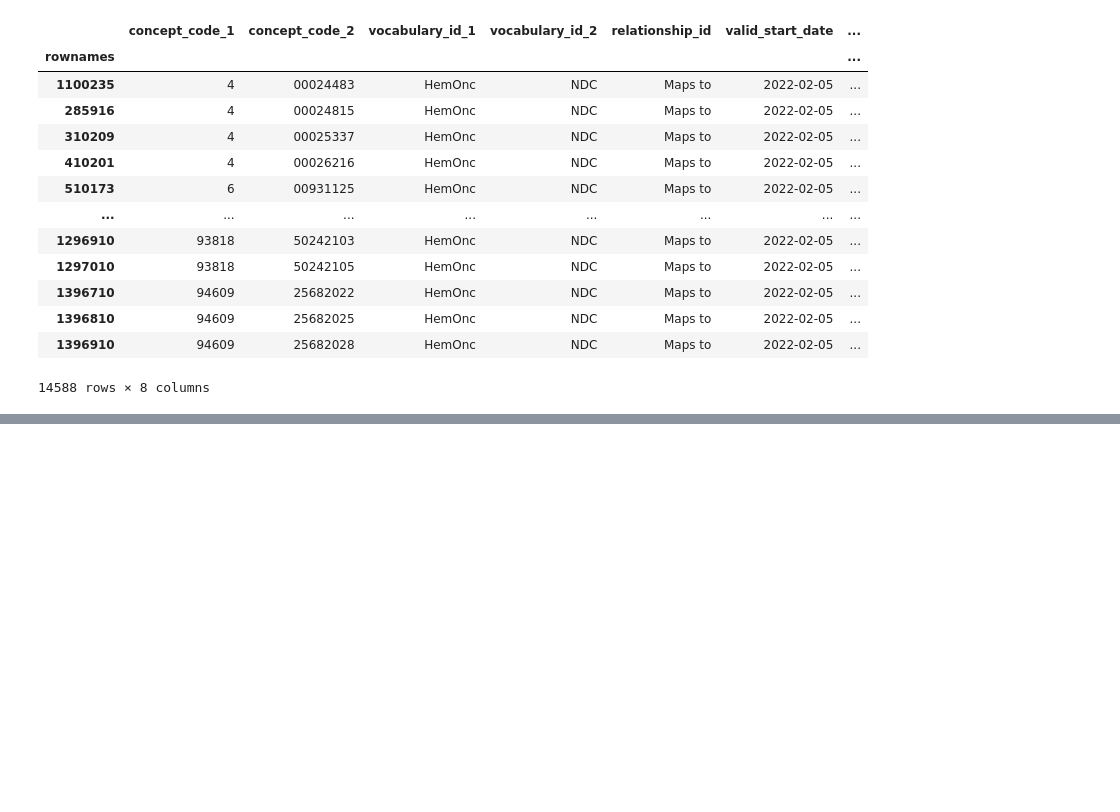
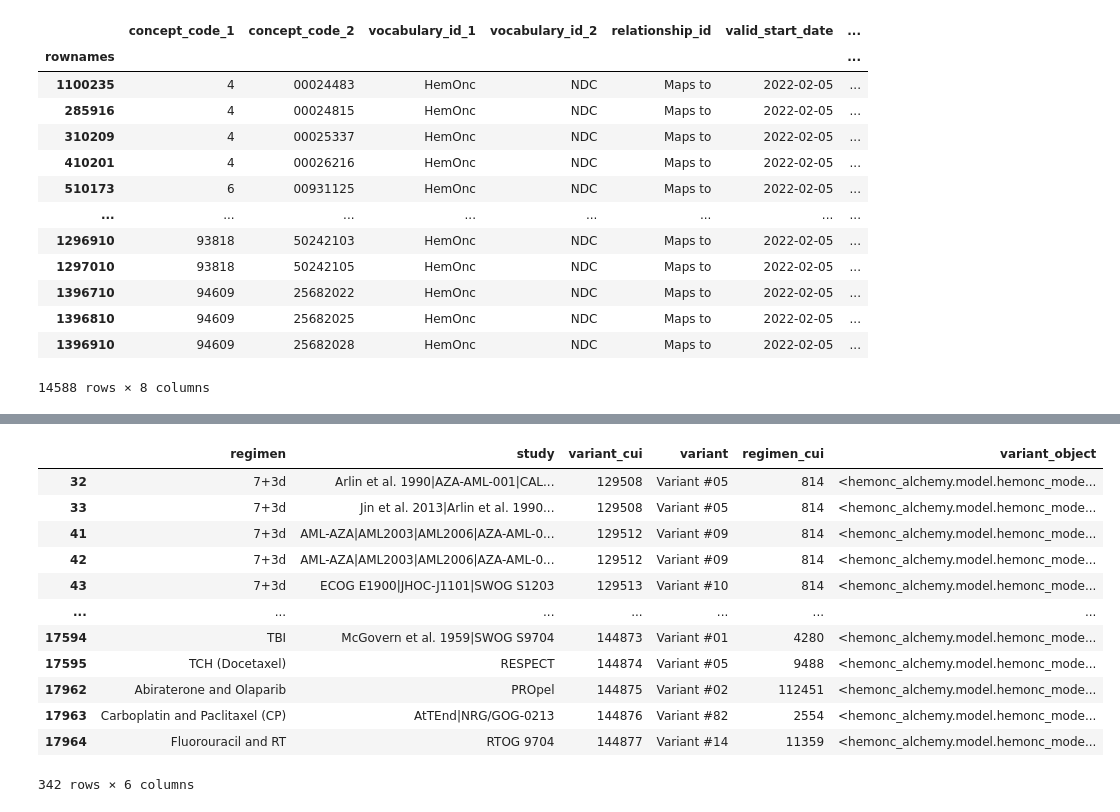
Before and after one commit to AustralianCancerDataNetwork/HemOnc_Alchemy, a Jupyter notebook: notebooks/01_import_hemonc_source.ipynb, the cells around one changed output, grey strips where cells are left out. Saved outputs shown, nothing was run; the diff lists cells and outputs as text; code cells hidden in the pictures; blank space fills up the shorter version.

```diff
--- a/notebooks/01_import_hemonc_source.ipynb
+++ b/notebooks/01_import_hemonc_source.ipynb
@@ -72,0 +63,8 @@ concept_ancestors = pd.read_csv(CDM_PATH / 'CONCEPT_ANCESTOR.csv', delimiter='\t
+# %%
+
+# following files had non-utf characters, requiring manual R-based conversion to csv
+author = pd.read_csv(TABLE_PATH / 'author.table.csv', low_memory=False)
+person = pd.read_csv(TABLE_PATH / 'person.table.csv', encoding="ISO-8859-1")
+variant = pd.read_csv(TABLE_PATH / 'variant.table.csv', encoding="ISO-8859-1")
+
+regimen = pointer[pointer.regimen_cui!='NOT YET ASSIGNED'][['regimen', 'regimen_cui']].drop_duplicates().copy()
@@ -1025,2 +1216,19 @@ cycle_sigs_parsed[cycle_sigs_parsed.cs_residual.apply(len) > 0]
 # %%
 cs = cycle_sigs_parsed.apply(make_cycle_sig, axis=1)
+# %%
+# new issue - variant_cui not unique in this file any more - need to resolve the study field to unique pairs?
+variant_study[variant_study.variant_cui.duplicated(keep=False)]
+# %% [output]
+|  | regimen | study | variant_cui | variant | regimen_cui | variant_object |
+| 32 | 7+3d | Arlin et al. 1990|AZA-AML-001|CAL... | 129508 | Variant #05 | 814 | <hemonc_alchemy.model.hemonc_mode... |
+| 33 | 7+3d | Jin et al. 2013|Arlin et al. 1990... | 129508 | Variant #05 | 814 | <hemonc_alchemy.model.hemonc_mode... |
+| 41 | 7+3d | AML-AZA|AML2003|AML2006|AZA-AML-0... | 129512 | Variant #09 | 814 | <hemonc_alchemy.model.hemonc_mode... |
+| 42 | 7+3d | AML-AZA|AML2003|AML2006|AZA-AML-0... | 129512 | Variant #09 | 814 | <hemonc_alchemy.model.hemonc_mode... |
+| 43 | 7+3d | ECOG E1900|JHOC-J1101|SWOG S1203 | 129513 | Variant #10 | 814 | <hemonc_alchemy.model.hemonc_mode... |
+| ... | ... | ... | ... | ... | ... | ... |
+| 17594 | TBI | McGovern et al. 1959|SWOG S9704 | 144873 | Variant #01 | 4280 | <hemonc_alchemy.model.hemonc_mode... |
+| 17595 | TCH (Docetaxel) | RESPECT | 144874 | Variant #05 | 9488 | <hemonc_alchemy.model.hemonc_mode... |
+| 17962 | Abiraterone and Olaparib | PROpel | 144875 | Variant #02 | 112451 | <hemonc_alchemy.model.hemonc_mode... |
+| 17963 | Carboplatin and Paclitaxel (CP) | AtTEnd|NRG/GOG-0213 | 144876 | Variant #82 | 2554 | <hemonc_alchemy.model.hemonc_mode... |
+| 17964 | Fluorouracil and RT | RTOG 9704 | 144877 | Variant #14 | 11359 | <hemonc_alchemy.model.hemonc_mode... |
+342 rows × 6 columns
```
Also changed, not shown: parts of 76 cells of this notebook.
